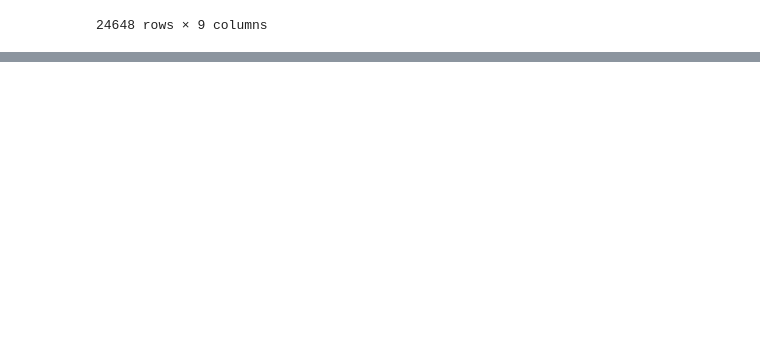
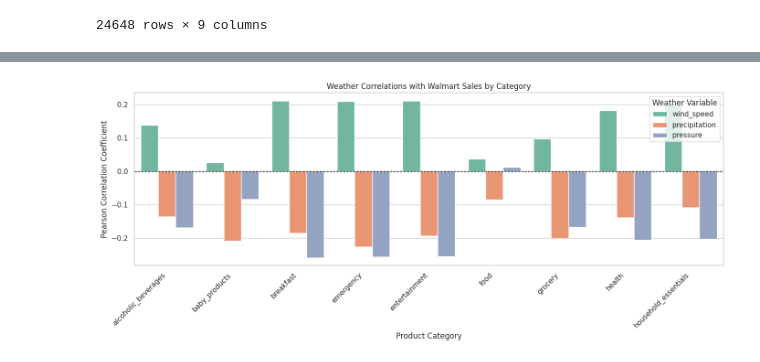
Before and after one commit to AdelineKwakye/walmart-huricane-project, a Jupyter notebook: notebooks/scratch/Amilyn_Estes_Notebook.ipynb, the cells around one changed output, grey strips where cells are left out. Saved outputs shown, nothing was run; the diff lists cells and outputs as text; code cells hidden in the pictures; blank space fills up the shorter version.

```diff
--- a/notebooks/scratch/Amilyn_Estes_Notebook.ipynb
+++ b/notebooks/scratch/Amilyn_Estes_Notebook.ipynb
@@ -694,0 +848,20 @@ df_clean
+# %%
+# Merge datasets using store ID and date
+df_sales_weather = pd.merge(
+    daily_sales,
+    df_weather,
+    on=['store_id', 'date'],
+    how='left',
+    validate='many_to_one'
+)
+
+print("Combined sales and weather:")
+display(df_sales_weather.head(10))
+
+# Check missing weather information
+print("Missing weather values:")
+print(
+    df_sales_weather[
+        ['wind_speed', 'precipitation', 'pressure']
+    ].isnull().sum()
+)
@@ -694,0 +930,25 @@ df_clean
+# %%
+# Grouped bar chart
+plt.figure(figsize=(14, 6))
+
+sns.barplot(
+    data=df_correlations,
+    x='category',
+    y='correlation',
+    hue='weather_variable',
+    palette='Set2'
+)
+
+plt.axhline(0, color='black', linestyle='--', linewidth=1)
+
+plt.title('Weather Correlations with Walmart Sales by Category')
+plt.xlabel('Product Category')
+plt.ylabel('Pearson Correlation Coefficient')
+
+plt.xticks(rotation=45, ha='right')
+plt.legend(title='Weather Variable')
+
+plt.tight_layout()
+plt.show()
+# %% [output]
+[figure, added]
```
Also changed, not shown: parts of 14 cells of this notebook.
